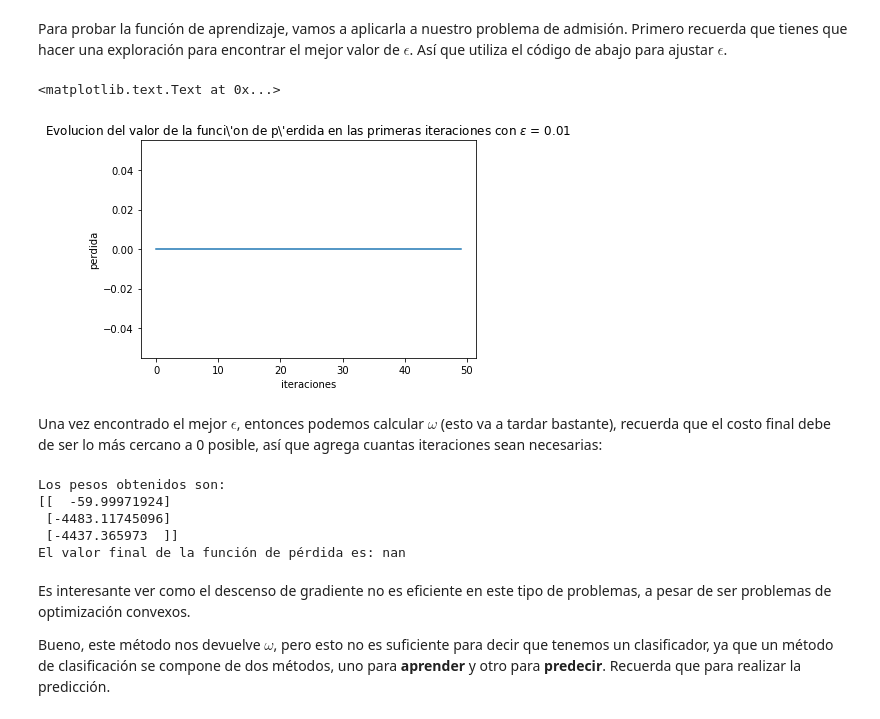
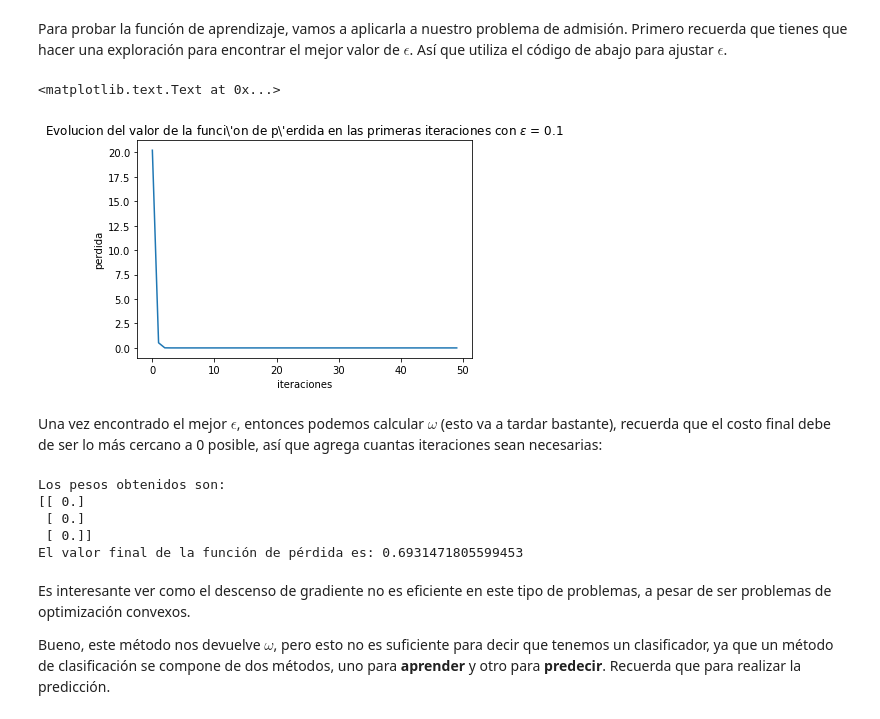
Before and after one commit to ErickLF/redes-neuronales, a Jupyter notebook: Tareas/neurona logistica.ipynb, the cells around one changed output. Saved outputs shown, nothing was run; the diff lists cells and outputs as text; code cells hidden in the pictures.

```diff
--- a/Tareas/neurona logistica.ipynb
+++ b/Tareas/neurona logistica.ipynb
@@ -215,44 +215,45 @@ def descenso_por_lotes(x, y, epsilon, tol=1e-4, max_iter=int(1e4), historial=Fal
     T, n = x.shape[0], x.shape[1] - 1
 
     w = np.zeros((n + 1, 1))
-    perdida_hist = np.zeros(max_iter) if historial else None
+    perdida_hist=[]
+    #perdida_hist = np.zeros(max_iter) if historial else None
 
     for iter in range(max_iter):
         #--------------------------------------------------------------
         # Agregar aqui tu código
         #
         # Recuerda utilizar las funciones que ya has desarrollado
-
         w += (epsilon/T)*(gradiente(w,x,y))
+        perdida_hist.append(perdida(w,x,z))
         #--------------------------------------------------------------
 
     return w, perdida_hist
 # %% [markdown]
 Para probar la función de aprendizaje, vamos a aplicarla a nuestro problema de admisión. Primero recuerda que tienes que hacer una exploración para encontrar el mejor valor de $\epsilon$. Así que utiliza el código de abajo para ajustar $\epsilon$.
 # %%
-epsilon = 1e-2
+epsilon = 1e-1
 mi = 50
 w, perdida_hist = descenso_por_lotes(x, y, epsilon, tol=1e-4, max_iter=mi, historial=True)
 
 plt.plot(np.arange(mi), perdida_hist)
 plt.title(r'Evolucion del valor de la funci\'on de p\'erdida en las primeras iteraciones con $\epsilon$ = ' + str(epsilon))
 plt.xlabel('iteraciones')
 plt.ylabel('perdida')
 # %% [output]
 <matplotlib.text.Text at 0x...>
-[figure, old version]
+[figure, new version]
 # %% [markdown]
 Una vez encontrado el mejor $\epsilon$, entonces podemos calcular $\omega$ (esto va a tardar bastante), recuerda que el costo final debe de ser lo más cercano a 0 posible, así que agrega cuantas iteraciones sean necesarias:
 # %%
-w_lotes, _ = descenso_por_lotes(x, y, epsilon, max_iter = int(1e6))
+w_lotes, _ = descenso_por_lotes(x, y, epsilon, max_iter = int(0))
 print("Los pesos obtenidos son: \n{}".format(w_lotes))
 print("El valor final de la función de pérdida es: {}".format(perdida(w_lotes, x, y)))
 # %% [output]
 Los pesos obtenidos son:
-[[  -59.99971924]
- [-4483.11745096]
- [-4437.365973  ]]
-El valor final de la función de pérdida es: nan
+[[ 0.]
+ [ 0.]
+ [ 0.]]
+El valor final de la función de pérdida es: 0.6931471805599453
 # %% [markdown]
 Es interesante ver como el descenso de gradiente no es eficiente en este tipo de problemas, a pesar de ser problemas de optimización convexos.
 
```
Also changed, not shown: parts of 4 cells of this notebook.
